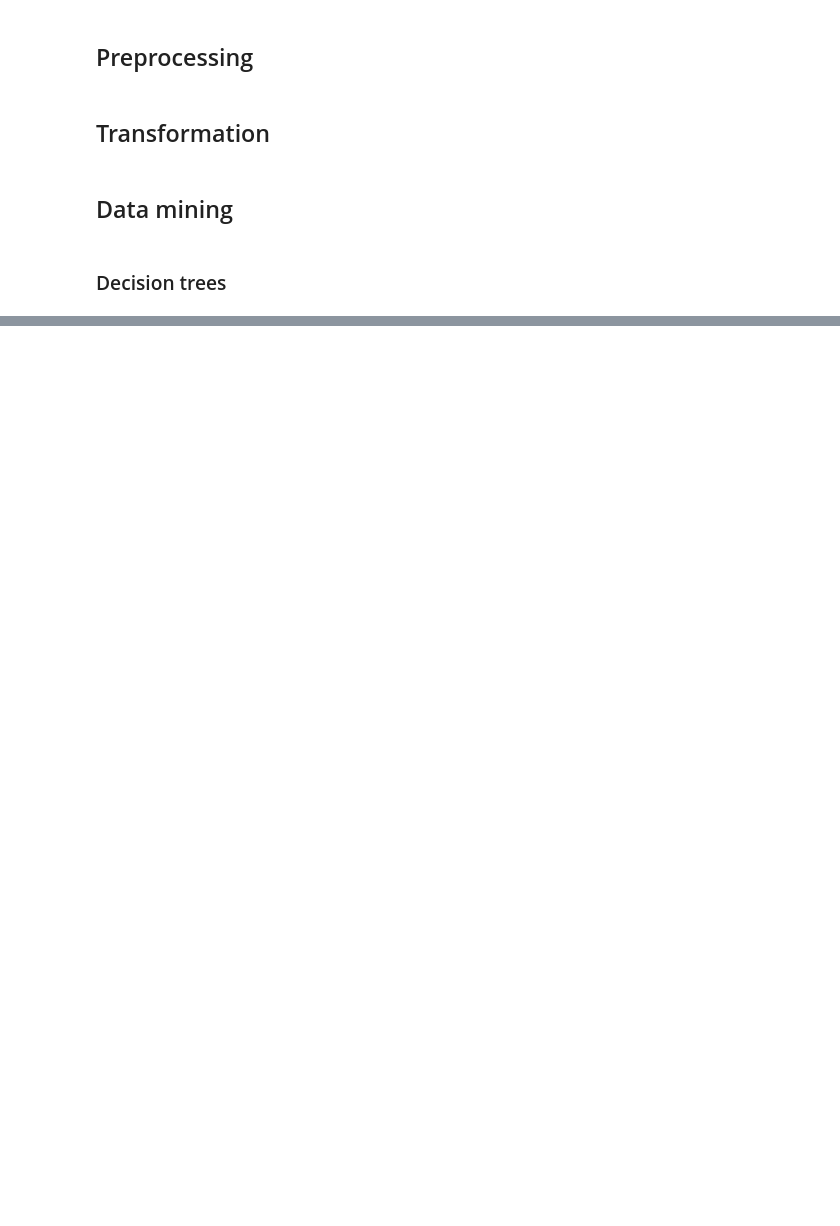
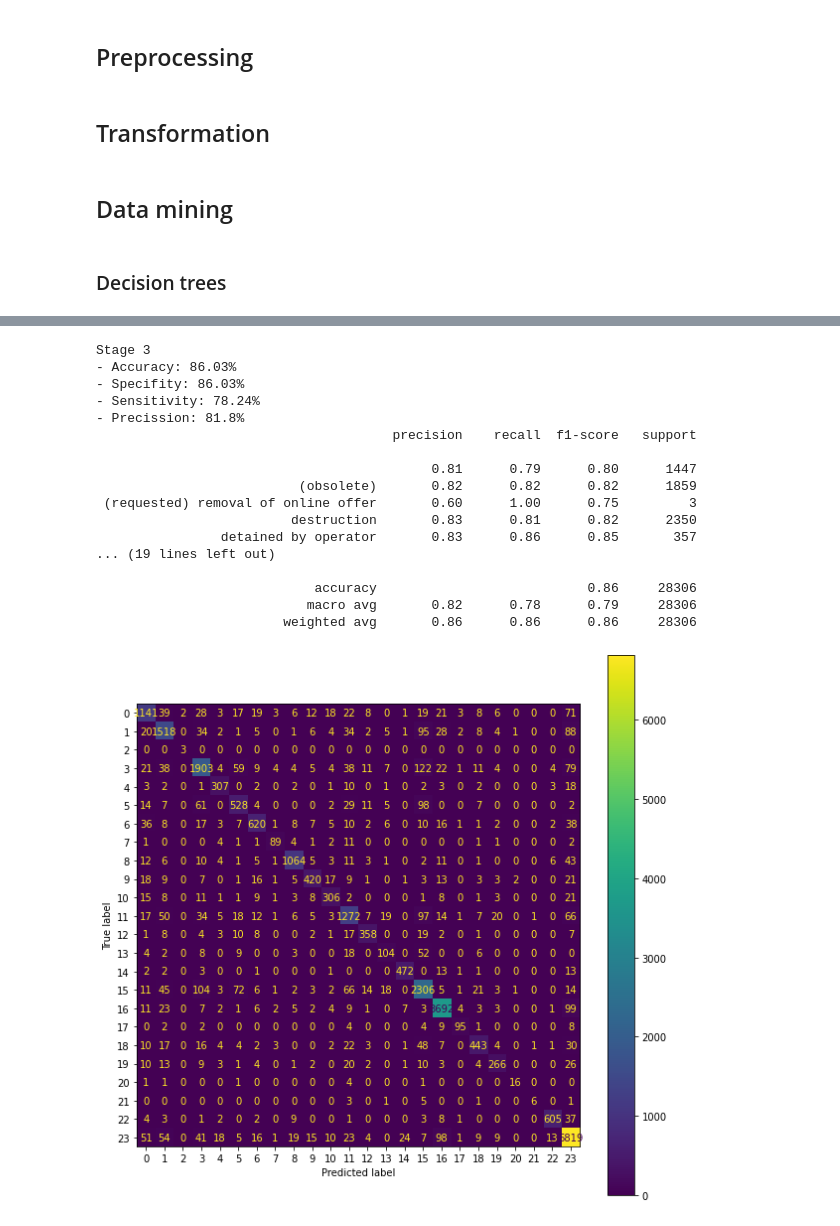
Before and after one commit to FernandoPerezLara/RASFF-predictions-dashboard, a Jupyter notebook: algorithms.ipynb, the cells around one changed output, grey strips where cells are left out. Cells and saved outputs as stored; diff of their text form; code cells hidden in the pictures; blank space fills up the shorter version.

```diff
--- a/algorithms.ipynb
+++ b/algorithms.ipynb
@@ -69,0 +152,22 @@ DecisionTreeClassifier()
+# %%
+print("Stage 3")
+stage3.classifier.decision_tree.get_metrics()
+# %% [output]
+Stage 3
+- Accuracy: 86.03%
+- Specifity: 86.03%
+- Sensitivity: 78.24%
+- Precission: 81.8%
+                                      precision    recall  f1-score   support
+
+                                           0.81      0.79      0.80      1447
+                          (obsolete)       0.82      0.82      0.82      1859
+ (requested) removal of online offer       0.60      1.00      0.75         3
+                         destruction       0.83      0.81      0.82      2350
+                detained by operator       0.83      0.86      0.85       357
+... (19 lines left out)
+
+                            accuracy                           0.86     28306
+                           macro avg       0.82      0.78      0.79     28306
+                        weighted avg       0.86      0.86      0.86     28306
+[figure, added]
```
Also changed, not shown: parts of 11 cells of this notebook.
